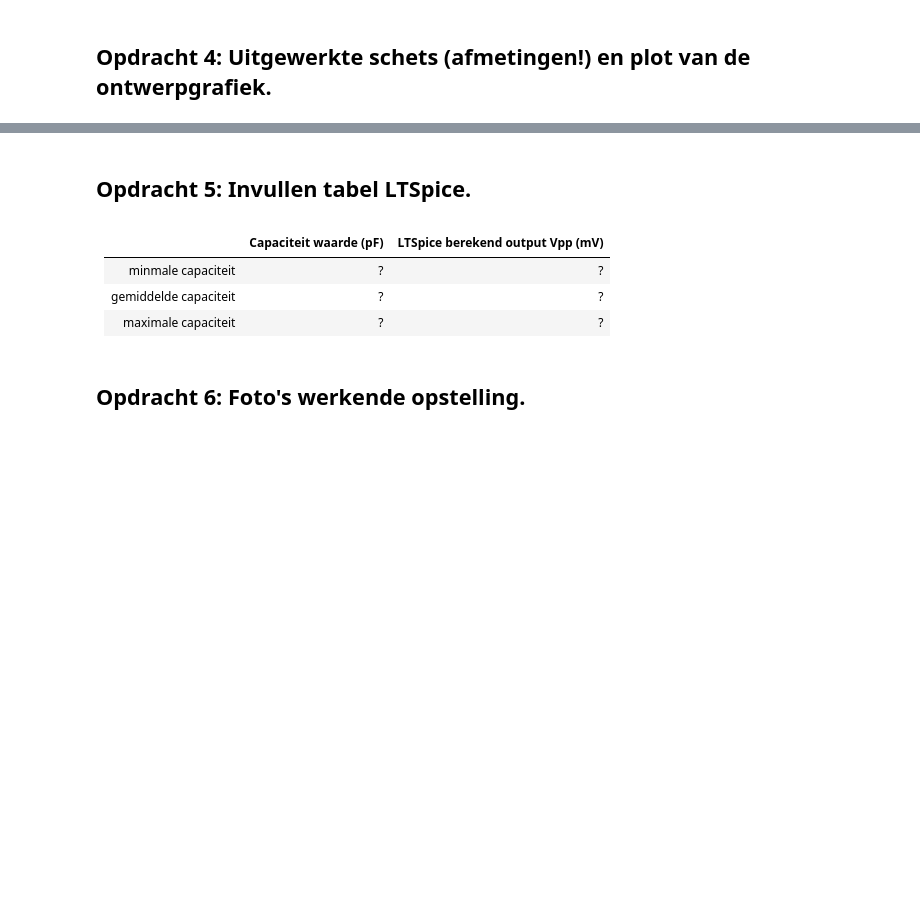
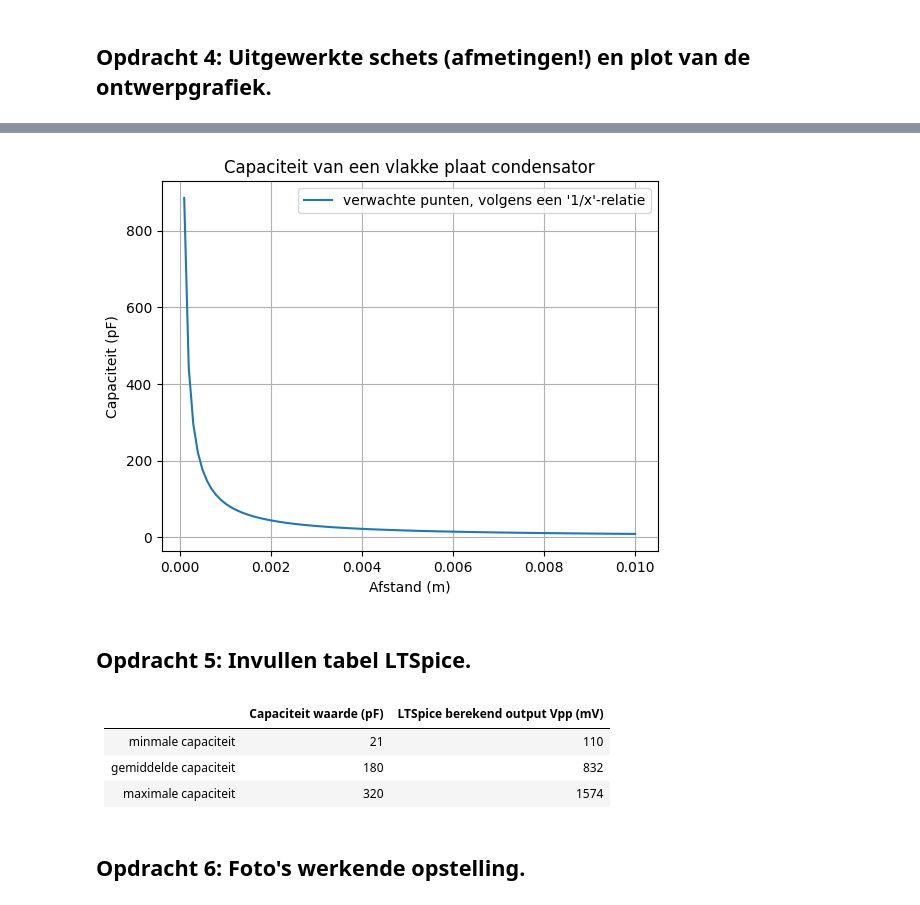
Before and after one commit to jesselangenberg123/opdrachten-DEF-D, a Jupyter notebook: FysiekeOntwerpopdrachten/2OntwerpEenSensorCondensator/DEFOntwerpopdracht2OntwerpEenSensorInvulTemplate.ipynb, the cells around one changed output, grey strips where cells are left out. Saved outputs shown, nothing was run; the diff lists cells and outputs as text; code cells hidden in the pictures; blank space fills up the shorter version.

```diff
--- a/FysiekeOntwerpopdrachten/2OntwerpEenSensorCondensator/DEFOntwerpopdracht2OntwerpEenSensorInvulTemplate.ipynb
+++ b/FysiekeOntwerpopdrachten/2OntwerpEenSensorCondensator/DEFOntwerpopdracht2OntwerpEenSensorInvulTemplate.ipynb
@@ -55,11 +53,8 @@ print(vlakkeplaat(0.01,0.0015,2.3*epsilon))
 # Gebruik je formule om uit te rekenen wat je verwacht dat de capaciteit van jullie vlakke plaat condensatoren
 # gaat zijn.
 
+#berekening met condensator en karton, 10*10 cm^2 oppervlak, dikte karton = 0.0015 meter, ongeveer 2.3 keer permivilliteit van het vacuum.
 
 
-
-C = [functieNaam(2.0), functieNaam(4.7),functieNaam(1.2)]
-
-
-print(f"Berekende capaciteit plaatcondensator groep XX is {C[0]:.1f} pF")
+print(f"Berekende capaciteit plaatcondensator groep XX is {vlakkeplaat(0.01,0.0015,1.5*epsilon*10**12):.1f} pF")
 # %% [output]
@@ -95,11 +90,32 @@ Pas deze tekst aan: Wij gaan een sensor maken die X meet.
+# %%
+# Plot hier de verwachte ontwerpgrafiek van jullie sensoren.
+
+def vlakkeplaat(A, d, e_r):
+    C = e_r * A / d
+    return C
+
+A = 0.01 # m^2
+d = np.linspace(0.0001, 0.01, 101) # m
+e_r = epsilon # F/m
+C = vlakkeplaat(A, d, e_r) # F
+
+plt.plot(d, C*10**12, label="verwachte punten, volgens een '1/x'-relatie") # pF
+plt.xlabel('Afstand (m)')
+plt.ylabel('Capaciteit (pF)')
+plt.title('Capaciteit van een vlakke plaat condensator')
+plt.grid()
+plt.legend()
+plt.show()
+# %% [output]
+[figure, added]
 # %% [markdown]
 ## Opdracht 5: Invullen tabel LTSpice.
 # %% [markdown]
 |         | Capaciteit waarde (pF)  | LTSpice berekend output Vpp (mV)|
 |-------------|-------------:|-------------:|
-| minmale capaciteit| ? |? |
-| gemiddelde capaciteit| ? |? |
-| maximale capaciteit| ? |? |
+| minmale capaciteit| 21 | 110 |
+| gemiddelde capaciteit| 180 | 832 |
+| maximale capaciteit| 320 | 1574 |
 # %% [markdown]
 ## Opdracht 6: Foto's werkende opstelling.
 # %% [markdown]
```
Also changed, not shown: parts of 25 cells of this notebook, 15 other files.
